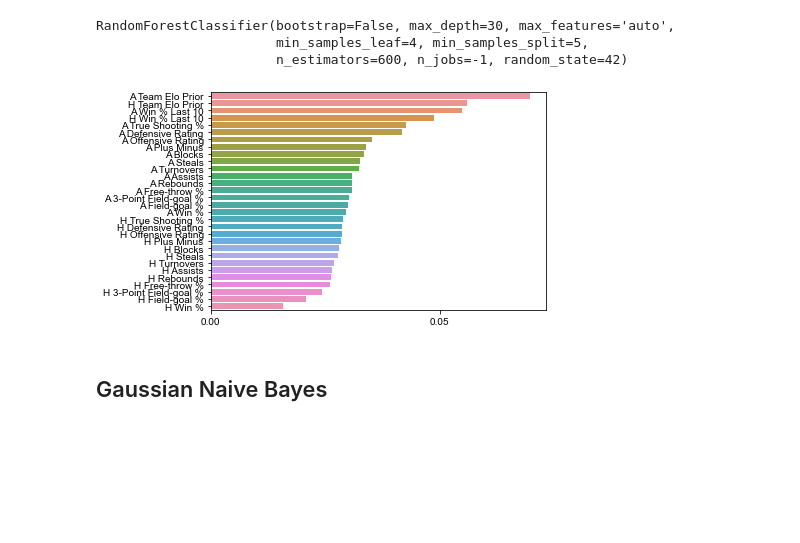
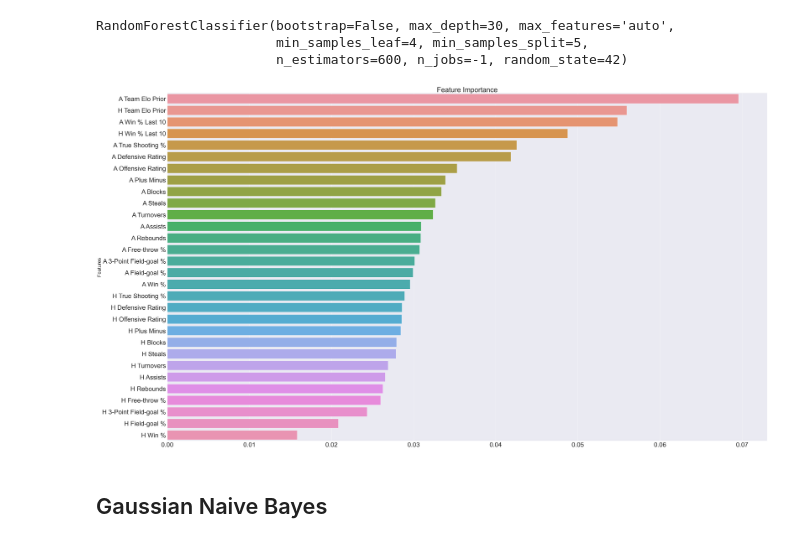
Before and after one commit to alvaromendizabal/NBA_Prediction_Model, a Jupyter notebook: primary_notebook.ipynb, the cells around one changed output. Drawn from its saved outputs; the diff is of its cells as text; code cells hidden in the pictures; blank space fills up the shorter version.

```diff
--- a/primary_notebook.ipynb
+++ b/primary_notebook.ipynb
@@ -1190,6 +1190,7 @@ pipe = Pipeline(steps=[
 ])
 # %%
 param_grid = {}
+param_grid['pca__n_components'] = list(range(1,X.shape[1]+1,1))
 param_grid['estimator__C'] = [100, 10, 1.0, 0.1, 0.01]
 param_grid['estimator__solver'] = ['newton-cg', 'lbfgs', 'liblinear']
 param_grid['estimator__penalty'] = ['l2']
@@ -1203,7 +1204,7 @@ grid_search = GridSearchCV(estimator=pipe,
                            return_train_score=True,
                            scoring='accuracy',
                            n_jobs=-1,
-                           verbose=1)
+                           verbose=2)
 # %%
 grid_search.fit(X_train, y_train)
 # %% [output]
@@ -1489,7 +1491,6 @@ RandomForestClassifier(bootstrap=False, max_depth=30, max_features='auto',
 #    .plot(kind='barh'));
 # %%
 # figure size in inches
-# plt.ylabel('Features', fontsize=34)
 
 
 sns.barplot(x=pd.Series(model.feature_importances_).sort_values(ascending=False),
@@ -1503,36 +1504,38 @@ sns.barplot(x=pd.Series(model.feature_importances_).sort_values(ascending=False)
                                           'A Plus Minus',
                                           'A Blocks',
                                           'A Steals',
                                           'A Turnovers',
                                           'A Assists',
                                           'A Rebounds',
                                           'A Free-throw %',
                                           'A 3-Point Field-goal %',
                                           'A Field-goal %',
                                           'A Win %',
                                           'H True Shooting %',
                                           'H Defensive Rating',
                                           'H Offensive Rating',
                                           'H Plus Minus',
                                           'H Blocks',
                                           'H Steals',
                                           'H Turnovers',
                                           'H Assists',
                                           'H Rebounds',
                                           'H Free-throw %',
                                           'H 3-Point Field-goal %',
                                           'H Field-goal %',
                                           'H Win %'])
 
 
 
 
 
 sns.set(rc={'figure.figsize':(74.24, 44.24)})
-sns.set(font_scale=4);
-# plt.title('Feature Importance');
+sns.set(font_scale=4)
+plt.ylabel('Features', fontsize=34)
+plt.title('Feature Importance');
+plt.savefig('images/Feature_Importance');
 # %% [output]
-[figure, old version]
+[figure, new version]
 # %% [markdown]
 ## Gaussian Naive Bayes
 # %%
```
Also changed, not shown: parts of 2 cells of this notebook, 24 other files.
